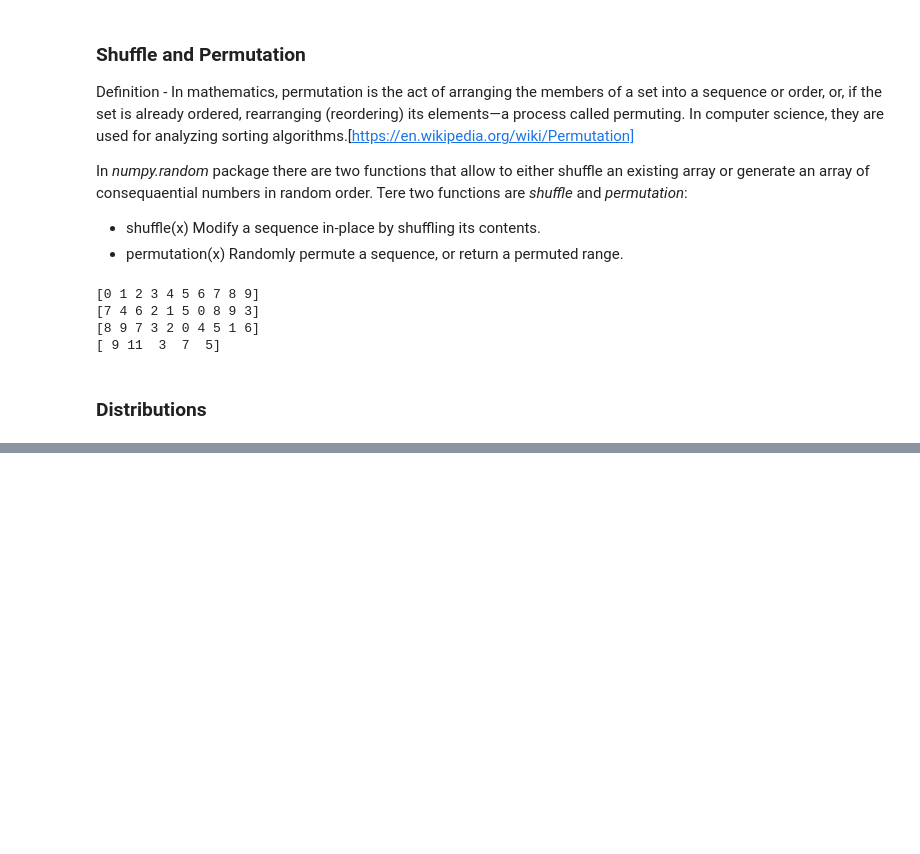
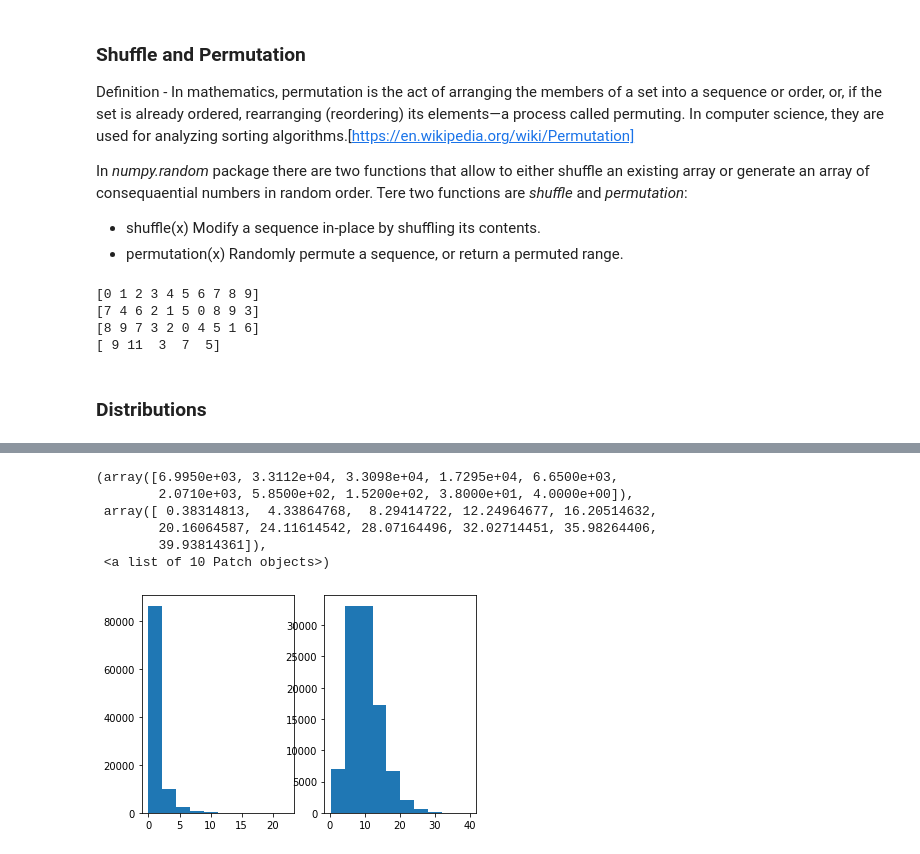
Before and after one commit to Vitalismirnov/ProgDAAssignment, a Jupyter notebook: Assignment.ipynb, the cells around one changed output, grey strips where cells are left out. Drawn from its saved outputs; the diff is of its cells as text; code cells hidden in the pictures; blank space fills up the shorter version.

```diff
--- a/Assignment.ipynb
+++ b/Assignment.ipynb
@@ -220,0 +263,15 @@ plt.show()
+# %%
+np.random.chisquare(5)
+np.random.chisquare(5, 10)
+plt.subplot(121)
+plt.hist(np.random.chisquare(1, 100000))
+plt.subplot(122)
+plt.hist(np.random.chisquare(10, 100000))
+# %% [output]
+(array([6.9950e+03, 3.3112e+04, 3.3098e+04, 1.7295e+04, 6.6500e+03,
+        2.0710e+03, 5.8500e+02, 1.5200e+02, 3.8000e+01, 4.0000e+00]),
+ array([ 0.38314813,  4.33864768,  8.29414722, 12.24964677, 16.20514632,
+        20.16064587, 24.11614542, 28.07164496, 32.02714451, 35.98264406,
+        39.93814361]),
+ <a list of 10 Patch objects>)
+[figure, added]
```
Also changed, not shown: parts of 6 cells of this notebook.
